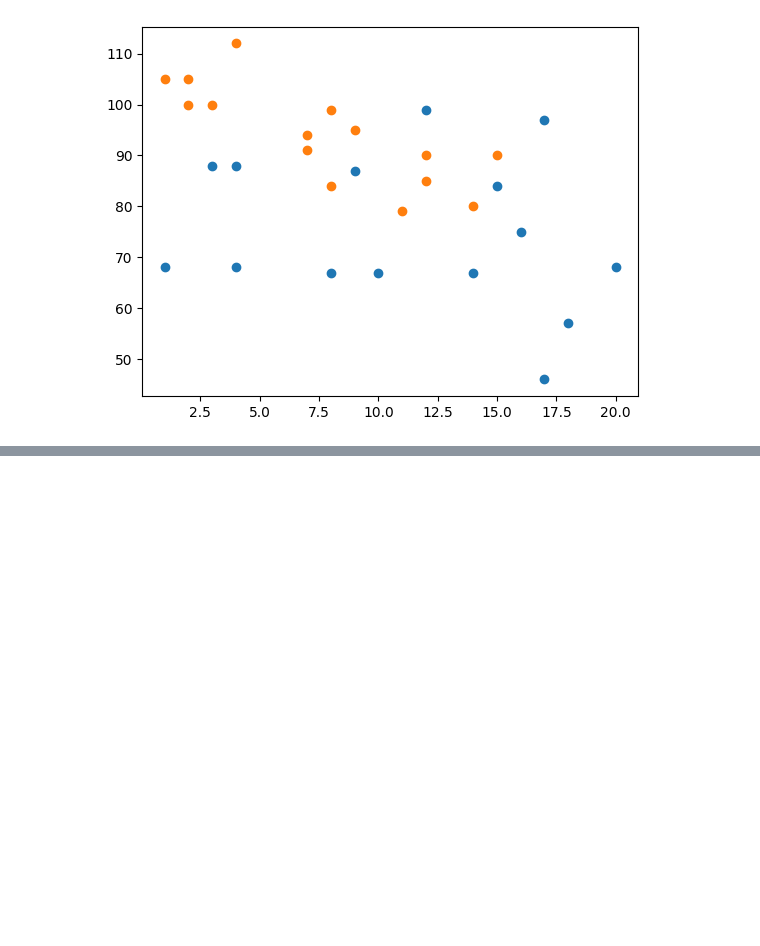
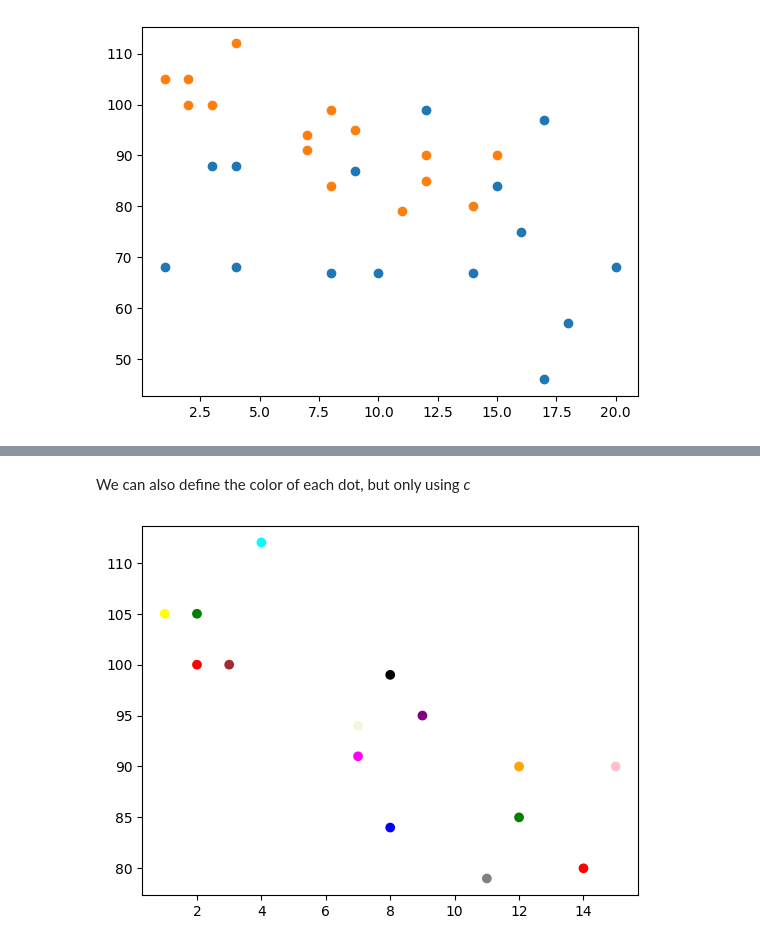
Before and after one commit to kc-011/python-programming, a Jupyter notebook: Module 3/matplot.ipynb, the cells around one changed output, grey strips where cells are left out. Cells and saved outputs as stored; diff of their text form; code cells hidden in the pictures; blank space fills up the shorter version.

```diff
--- a/Module 3/matplot.ipynb
+++ b/Module 3/matplot.ipynb
@@ -178,0 +187,8 @@ plt.show()
+# %% [markdown]
+We can also define the color of each dot, but only using <i>c</i>
+# %%
+colors = np.array(["red","green","blue","yellow","pink","black","orange","purple","beige","brown","gray","cyan","magenta", "red", "green"])
+plt.scatter(x5,y5, c = colors)
+plt.show()
+# %% [output]
+[figure, added]
```
Also changed, not shown: parts of 19 cells of this notebook.
